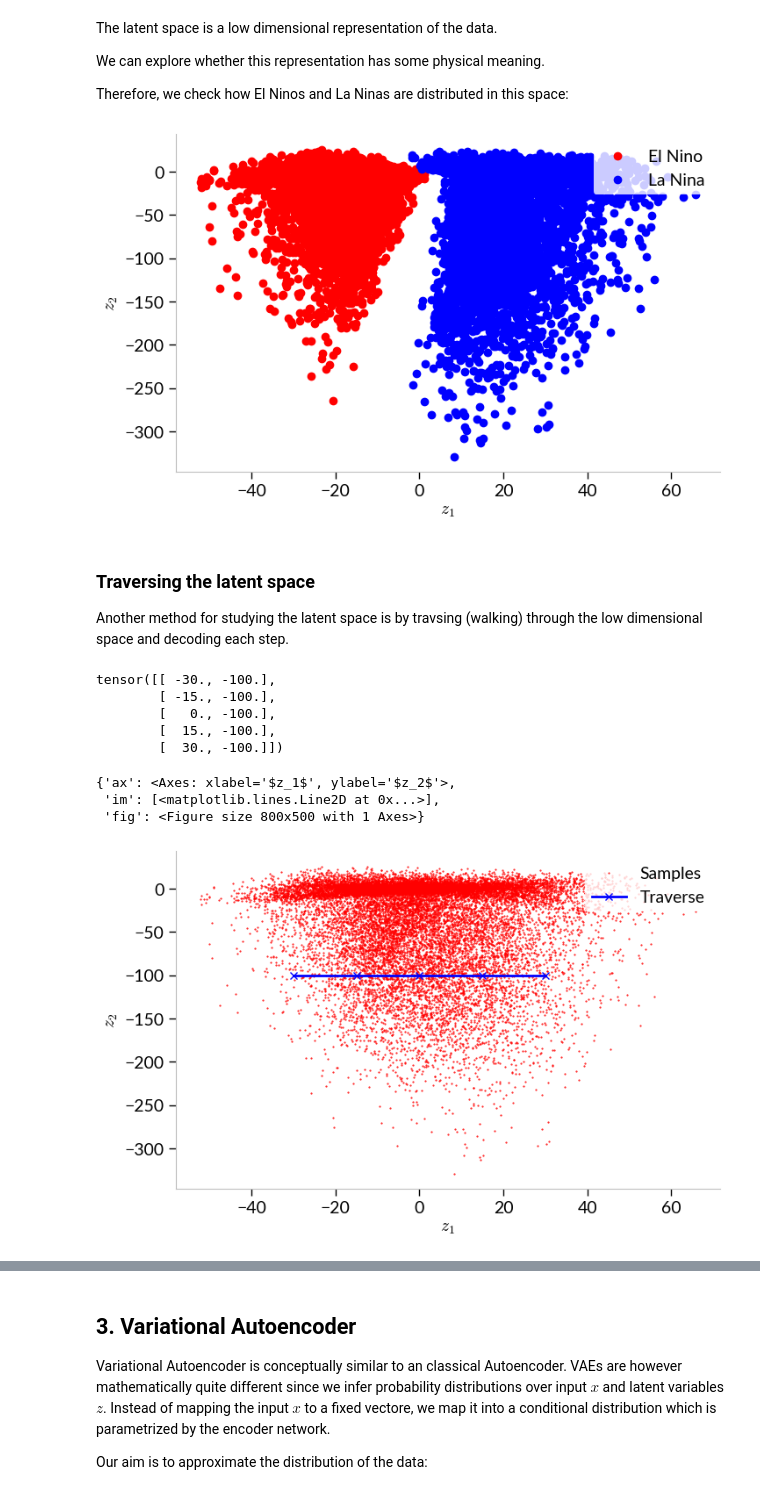
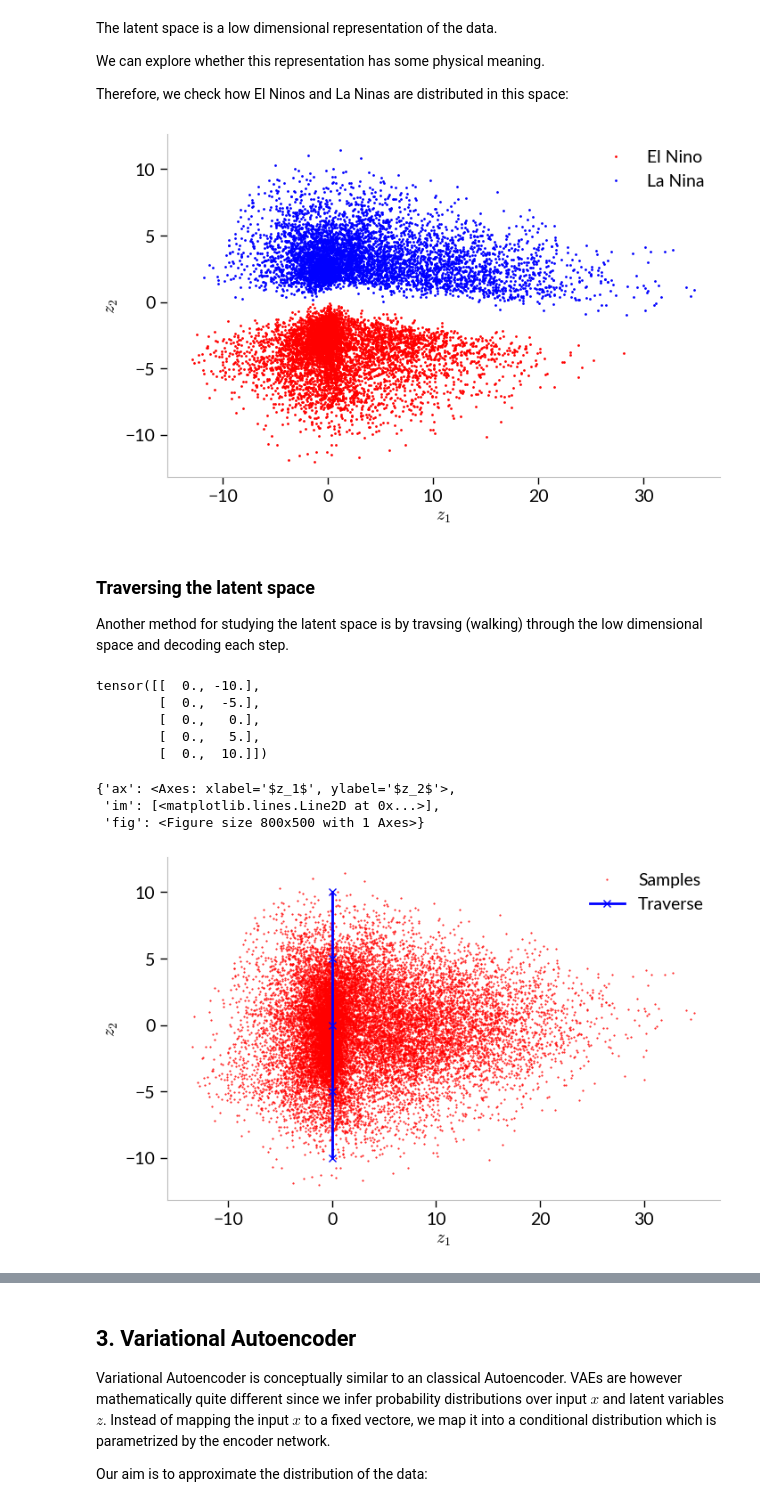
Before and after one commit to fstrnad/lectures, a Jupyter notebook: time_series_lecture/tutorial_vae_ssta.ipynb, the cells around one changed output, grey strips where cells are left out. Drawn from its saved outputs; the diff is of its cells as text; code cells hidden in the pictures.

```diff
--- a/time_series_lecture/tutorial_vae_ssta.ipynb
+++ b/time_series_lecture/tutorial_vae_ssta.ipynb
@@ -103,8 +105,11 @@ The El Nino phase (warm) is defined as Nino3.4 > 0.5 and the La Nina (cold) phas
 
 Using the xarray package it is easy to compute the average over the Nino3.4 box:
 # %%
-nino34_region = da.sel(lat=slice(-5, 5), lon=[170, 240])
-nino34 = nino34_region.mean(dim=('lon', 'lat'), skipna=True)
+def get_nino34(da):
+    nino34_region = da.sel(lat=slice(-5, 5), lon=[170, 240])
+    nino34 = nino34_region.mean(dim=('lon', 'lat'), skipna=True)
+    return nino34
+nino34 = get_nino34(da)
 # %%
 # Plot Nino3.4 index for the first 40 years
 reload(gplt)
@@ -223,7 +227,7 @@ n_training = int(len(dataset) * 0.8)
 To process a datapoints in parallel pytorch offers a `Dataloader`. The Dataloader allows to process a set of datapoints, i.e. minibatch at the same time. The size of the minibatch depends on the number of datapoints we have.
 # %%
 # Define data loader
-batch_size = 10
+batch_size = 50
 train_loader = DataLoader(train_data, batch_size=batch_size, shuffle=True)
 val_loader = DataLoader(val_data, batch_size=batch_size, shuffle=True)
 # %% [markdown]
@@ -549,43 +553,43 @@ im = gplt.plot_2d(x_arr=[encode['z'][nino_idx, 0], encode['z'][nina_idx, 0]],
              y_arr=[encode['z'][nino_idx, 1], encode['z'][nina_idx, 1]],
              label_arr=['El Nino', 'La Nina'],
              color_arr=['r', 'b'],
-             ls='', marker='o', xlabel=r"$z_1$", ylabel=r"$z_2$",)
+             ls='', marker='o', xlabel=r"$z_1$", mk_size=0.5, ylabel=r"$z_2$",)
 # %% [output]
-[figure, old version]
+[figure, new version]
 # %% [markdown]
 ### Traversing the latent space
 
 Another method for studying the latent space is by travsing (walking) through the low dimensional space and decoding each step.
 # %%
 reload(gplt)
-z_start = torch.Tensor([[-0, -100]])
-z_eps = torch.Tensor([1, 0])
-z_range = torch.linspace(-30, 30, 5)
+z_start = torch.Tensor([[-0, -0]])
+z_eps = torch.Tensor([0, 1])
+z_range = torch.linspace(-10, 10, 5)
 
 # Create traverse through latent space
 z_samples = z_start.repeat(len(z_range), 1) + z_range.unsqueeze(1) * z_eps
 print(z_samples)
 
 # Plot latent space
 gplt.plot_2d(x_arr=[encode['z'][:, 0], z_samples[:, 0]],
              y_arr=[encode['z'][:, 1], z_samples[:, 1]],
              label_arr=['Samples', 'Traverse'],
              color_arr=['r', 'b'],
              ls_arr=['', '-'],
              mk_arr=['o', 'x'],
              mk_size_arr=[0.5, 6],
              lw_arr=[0.5, 2],
              xlabel=r"$z_1$", ylabel=r"$z_2$",)
 # %% [output]
-tensor([[ -30., -100.],
-        [ -15., -100.],
-        [   0., -100.],
-        [  15., -100.],
-        [  30., -100.]])
+tensor([[  0., -10.],
+        [  0.,  -5.],
+        [  0.,   0.],
+        [  0.,   5.],
+        [  0.,  10.]])
 {'ax': <Axes: xlabel='$z_1$', ylabel='$z_2$'>,
  'im': [<matplotlib.lines.Line2D at 0x...>],
  'fig': <Figure size 800x500 with 1 Axes>}
-[figure, old version]
+[figure, new version]
 # %%
 # Decode z
 with torch.no_grad():
```
Also changed, not shown: parts of 20 cells of this notebook, 1 other file.
